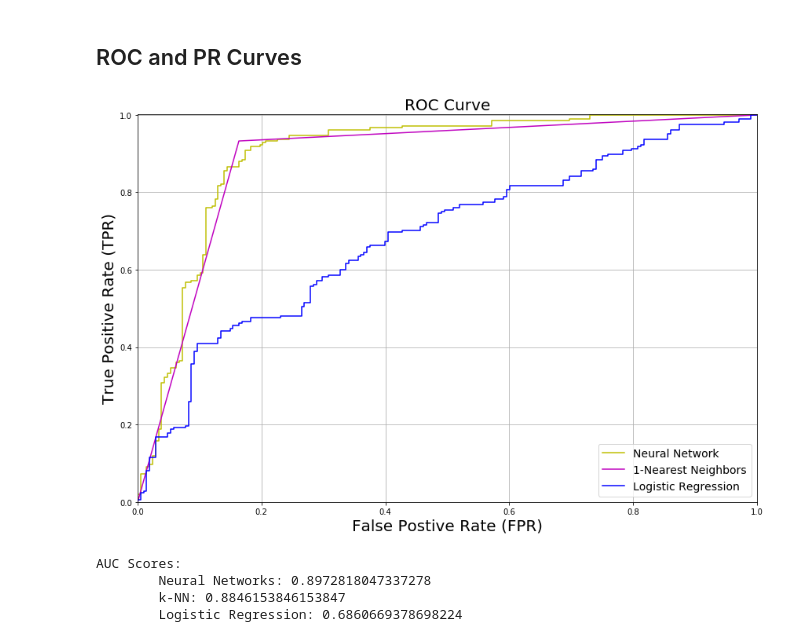
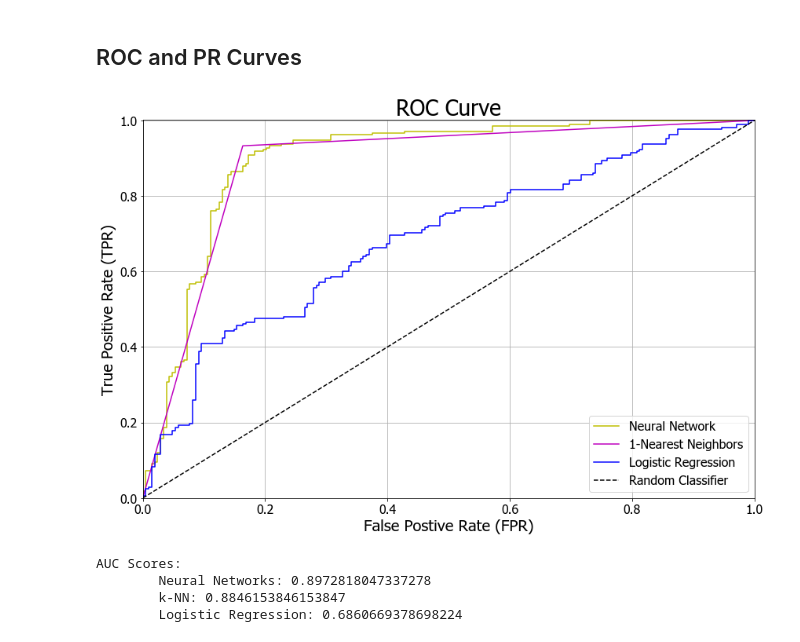
Before and after one commit to acnagle/CLA-Project, a Jupyter notebook: Code/Model_Evaluation.ipynb, the cells around one changed output. Saved outputs shown, nothing was run; the diff lists cells and outputs as text; code cells hidden in the pictures.

```diff
--- a/Code/Model_Evaluation.ipynb
+++ b/Code/Model_Evaluation.ipynb
@@ -15,6 +15,9 @@ import torch.nn.functional as F
 import torch.utils.data as utils
 from torch.autograd import Variable
 import numpy as np
+from matplotlib import rcParams
+rcParams['font.family'] = 'sans-serif'
+rcParams['font.sans-serif'] = ['Tahoma']
 import matplotlib.pyplot as plt
 %matplotlib inline
 import errno
@@ -359,21 +359,25 @@ labels = labels.numpy()
 # %%
 net_fpr, net_tpr, _ = roc_curve(labels, conf, pos_label=1)
 knn_fpr, knn_tpr, _ = roc_curve(y_test_curve, knn_prob, pos_label=1)
 logistic_fpr, logistic_tpr, _ = roc_curve(y_test_curve, logistic_prob, pos_label=1)
 
 plt.figure(figsize=(12, 8))
 plt.plot(net_fpr, net_tpr, color="y", label="Neural Network")
 plt.plot(knn_fpr, knn_tpr, color="m", label=str(k) + "-Nearest Neighbors")
 plt.plot(logistic_fpr, logistic_tpr, "b", label="Logistic Regression")
+plt.plot(0.1*np.arange(12), 0.1*np.arange(12), color="k", linestyle="dashed", label="Random Classifier")
 plt.xlabel("False Postive Rate (FPR)", fontsize=20)
 plt.ylabel("True Positive Rate (TPR)", fontsize=20)
+plt.xticks(fontsize=16)
+plt.yticks(fontsize=16)
 plt.axis([0, 1, 0, 1.001])
-plt.title("ROC Curve", fontsize=20)
-plt.legend(loc="lower right", prop={"size": 14})
+plt.title("ROC Curve", fontsize=28)
+plt.legend(loc="lower right", prop={"size": 16})
 plt.tight_layout()
 plt.grid(True)
+plt.savefig("roc-curve.png", dpi=300)
 # %% [output]
-[figure, old version]
+[figure, new version]
 # %%
 print("AUC Scores:")
 print("\tNeural Networks:", roc_auc_score(labels, conf))
```
Also changed, not shown: parts of 8 cells of this notebook, 3 other files.
